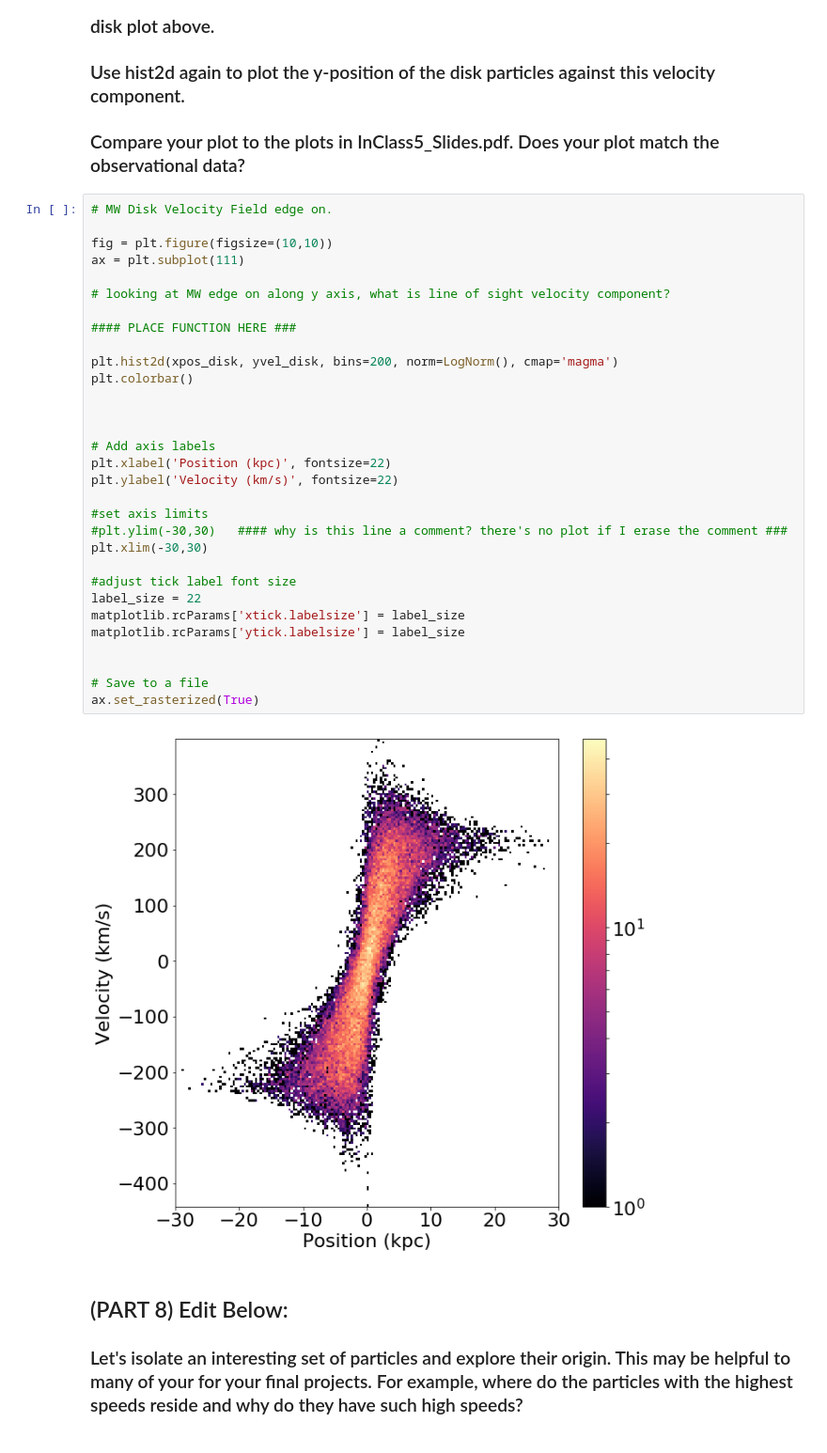
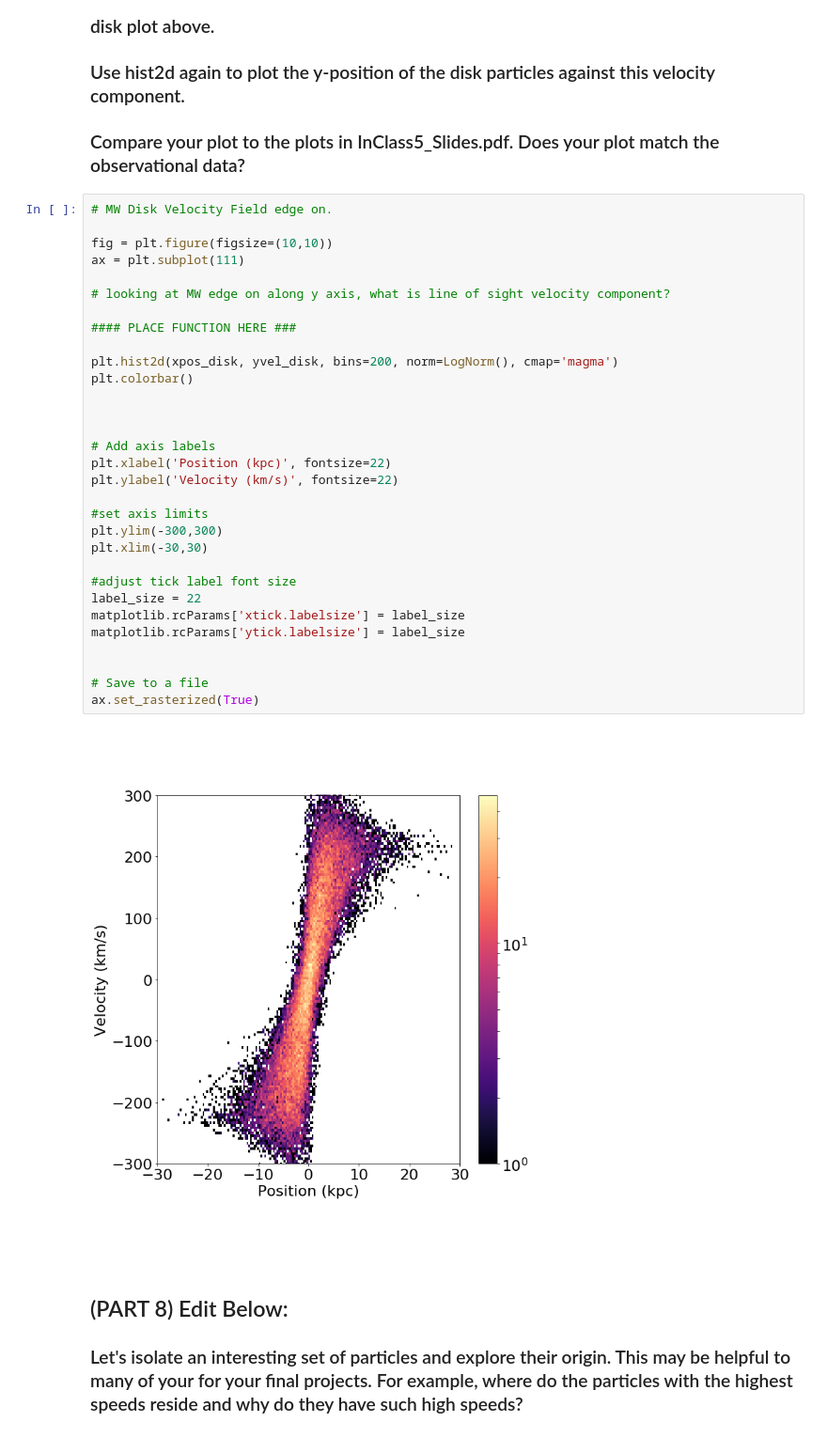
Before and after one commit to Ximena89/and_yet_it_moves, a Jupyter notebook: codigo/Plotting_Template.ipynb, the cells around one changed output. Shown: that part at 94% size. Saved outputs shown, nothing was run; the diff lists cells and outputs as text.

Commit message:
all graphs acd cutting z

```diff
--- a/codigo/Plotting_Template.ipynb
+++ b/codigo/Plotting_Template.ipynb
@@ -317,35 +351,35 @@ You'll see the disk is fairly thin with a scale height < 1 kpc. Notice the X-sha
 # MW Disk Velocity Field edge on.
 
 fig = plt.figure(figsize=(10,10))
 ax = plt.subplot(111)
 
 # looking at MW edge on along y axis, what is line of sight velocity component?
 
 #### PLACE FUNCTION HERE ###
 
 plt.hist2d(xpos_disk, yvel_disk, bins=200, norm=LogNorm(), cmap='magma')
 plt.colorbar()
 
 
 
 # Add axis labels
 plt.xlabel('Position (kpc)', fontsize=22)
 plt.ylabel('Velocity (km/s)', fontsize=22)
 
 #set axis limits
-#plt.ylim(-30,30)   #### why is this line a comment? there's no plot if I erase the comment ###
+plt.ylim(-300,300)
 plt.xlim(-30,30)
 
 #adjust tick label font size
 label_size = 22
 matplotlib.rcParams['xtick.labelsize'] = label_size
 matplotlib.rcParams['ytick.labelsize'] = label_size
 
 
 # Save to a file
 ax.set_rasterized(True)
 # %% [output]
-[figure, old version]
+[figure, new version]
 # %% [markdown]
 ## (PART 8) Edit Below:
 
```
Also changed, not shown: parts of 2 cells of this notebook.
